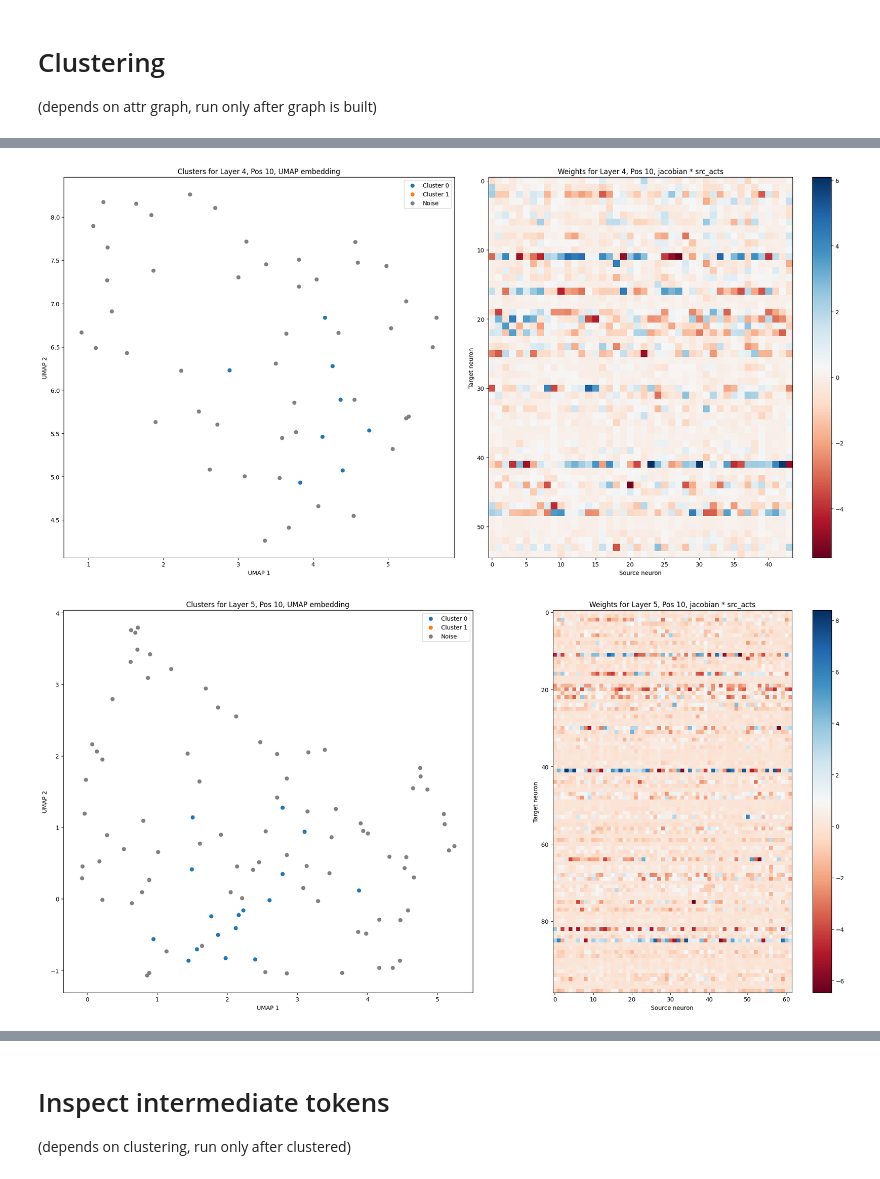
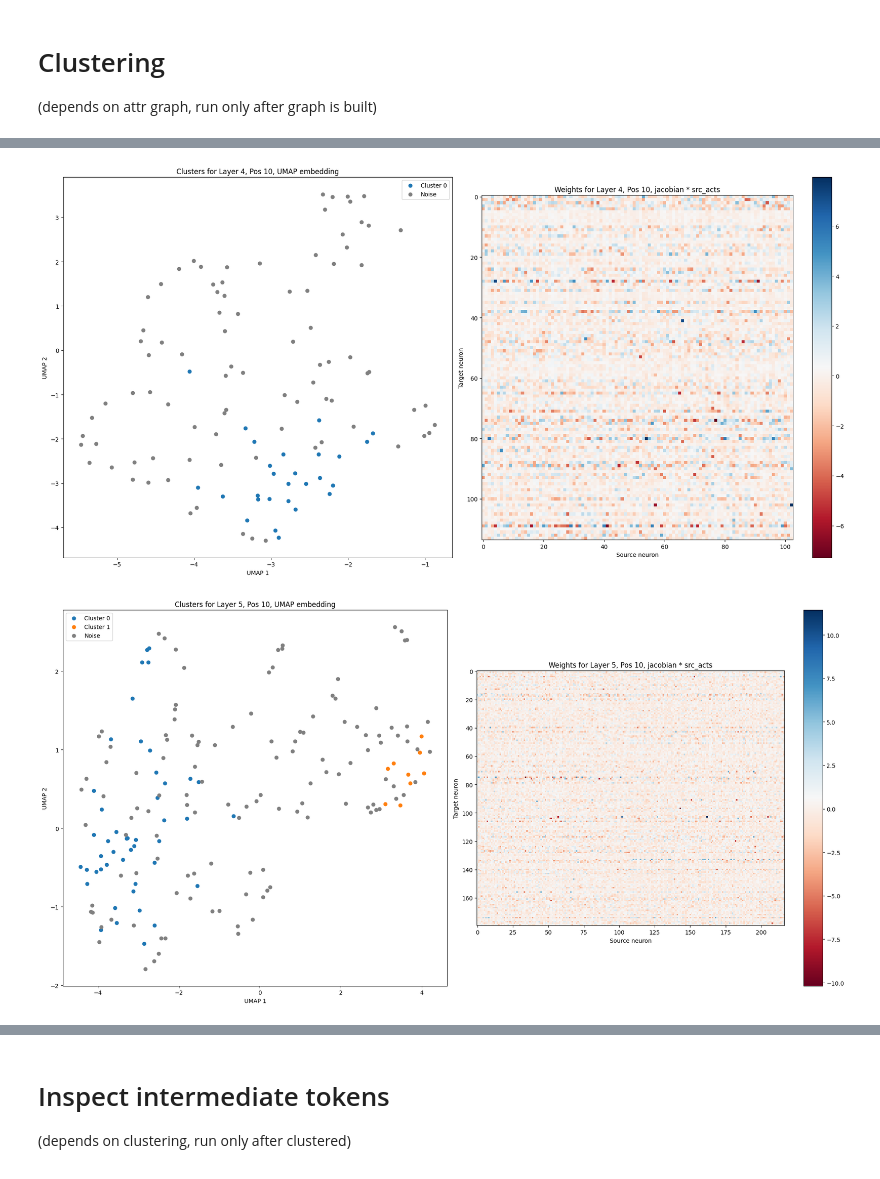
Before and after one commit to D4niel0s/NLP_project_circuits, a Jupyter notebook: neuron-clusters-influence.ipynb, the cells around one changed output, grey strips where cells are left out. Cells and saved outputs as stored; diff of their text form; code cells hidden in the pictures.

```diff
--- a/neuron-clusters-influence.ipynb
+++ b/neuron-clusters-influence.ipynb
@@ -611,7 +631,7 @@ if __name__ == "__main__":
                                       clean_tokens[:num_circuit_samples],
                                       corrupted_tokens[:num_circuit_samples],
                                       answer_token_indices[:num_circuit_samples])
-    mask = compute_circuit_mask(attribution_scores, topk=500, exclude_layers=[0, 1])
+    mask = compute_circuit_mask(attribution_scores, topk=1000, exclude_layers=[0, 1])
     visualize_mask(model, mask.cpu(), clean_prompts[0])
     plt.savefig("ioi_circuit.png")
     plt.show()
@@ -742,9 +774,11 @@ G = nx.DiGraph()
 
 # nodes
 for n in output_nodes:
+    break
     G.add_node(n, label=n[2], color='red', type='output')
 
 for n in input_nodes:
+    break
     G.add_node(n, label=n[2], color='green', type='input')
 
 for n in inter_nodes:
@@ -753,7 +787,7 @@ for n in inter_nodes:
 
 
 # prune edges with grad*act lower than this in abs value
-prune_thresh = 0.1
+prune_thresh = 0.2
 
 # edges (weighted by grad * act as in the Anthropic paper)
 for l,pos in unique_rows:
@@ -838,6 +872,7 @@ nx.draw_networkx_nodes(G, pos,
                        edgecolors='black')
 
 for node in input_nodes + output_nodes:
+    break
     label = node_labels[node]
     x, y = pos[node]
     plt.text(x, y, label, fontsize=13, ha='center', va='center', color='black')
@@ -862,10 +958,10 @@ from umap import UMAP
 from sklearn.decomposition import PCA
 from sklearn.cluster import DBSCAN
 
-metric = 'euclidean'
+metric = 'correlation'
 
 reducer = UMAP(n_neighbors=5, min_dist=0.1, metric=metric)
-db = DBSCAN(eps=0.6, min_samples=5, metric=metric)
+db = DBSCAN(eps=0.5, min_samples=5, metric=metric)
 
 lpos2clusters = {}
 for l,pos in unique_rows:
@@ -878,18 +974,18 @@ for l,pos in unique_rows:
     if jacob.shape[1] == 0: # first layer has no previous neurons in the circuit, so it's not interesting here
         continue
 
-    if jacob.shape[1] <= 5: # not enough neurons to cluster
+    if jacob.shape[0] <= 5: # not enough neurons to cluster
         continue
 
     src_acts = torch.cat([lpos2act[l2,pos2] for l2,pos2 in unique_rows if l2 < l and pos2<=pos], dim=0) # all previous neurons in the circuit
 
     weights = jacob * src_acts # d target_neurons / d src_neurons * act of src_neurons
-    weights = (weights - weights.mean(axis=1, keepdims=True)) / weights.std(axis=1, keepdims=True) # normalize the weights (z-score)
+    weights = (weights - weights.mean(axis=0, keepdims=True)) / weights.std(axis=0, keepdims=True) # normalize the weights (z-score)
 
 
 
     # PCA
-    array = weights.cpu().detach().numpy().T
+    array = weights.cpu().detach().numpy()
     pca = PCA(n_components = int(min(weights.shape[1] / 2, weights.shape[0])))
     array_scaled = pca.fit_transform(array)
 
@@ -898,9 +994,11 @@ for l,pos in unique_rows:
     labels = db.fit_predict(array_scaled)
 
     # Map labels back to tensor rows
-    # clusters = {i: lpos2act[l,pos][labels == i] for i in set(labels) if i != -1}
-    # lpos2clusters[l,pos] = {i: mask.detach().cpu()[l,pos].nonzero().squeeze(1)[labels == i] for i in set(labels)}
-    # noise = lpos2act[l,pos][labels == -1]
+    clusters = None
+
+    clusters = {i: lpos2act[l,pos][labels == i] for i in set(labels) if i != -1}
+    lpos2clusters[l,pos] = {i: mask.detach().cpu()[l,pos].nonzero().squeeze(1)[labels == i] for i in set(labels)}
+    noise = lpos2act[l,pos][labels == -1]
 
 
 
@@ -909,9 +1007,12 @@ for l,pos in unique_rows:
 
     # UMAP projection of the clusters
     embedding = reducer.fit_transform(array_scaled)
-    for cluster_id, cluster in clusters.items():
+    if clusters is None:
+        ax1.scatter(embedding[:, 0], embedding[:, 1], label='Neurons')
+    else:
+      for cluster_id, cluster in clusters.items():
         ax1.scatter(embedding[labels == cluster_id, 0], embedding[labels == cluster_id, 1], label=f'Cluster {cluster_id}')
-    ax1.scatter(embedding[labels == -1, 0], embedding[labels == -1, 1], label='Noise', color='gray')
+      ax1.scatter(embedding[labels == -1, 0], embedding[labels == -1, 1], label='Noise', color='gray')
     ax1.set_title(f'Clusters for Layer {l}, Pos {pos}, UMAP embedding')
     ax1.set_xlabel('UMAP 1')
     ax1.set_ylabel('UMAP 2')
@@ -935,2 +1036,2 @@ plt.show()
-[figure, old version]
+[figure, new version]
-[figure, old version]
+[figure, new version]
```
Also changed, not shown: parts of 8 cells of this notebook.
